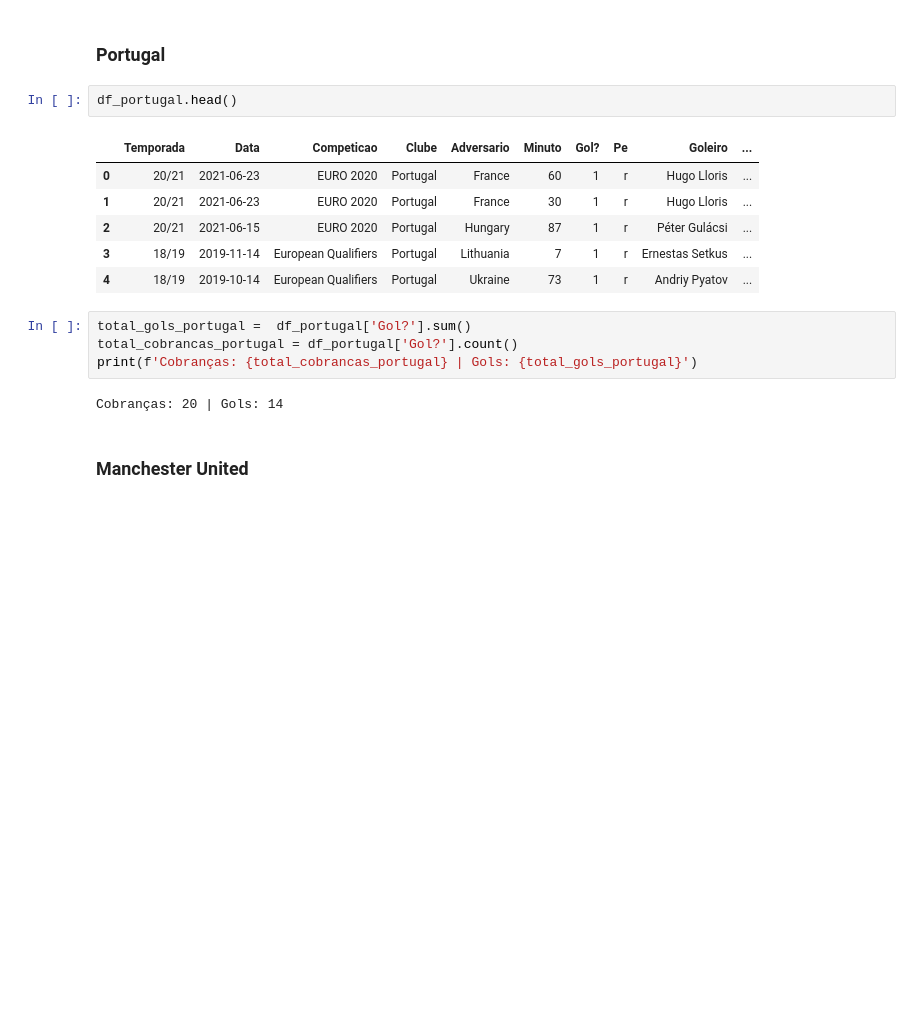
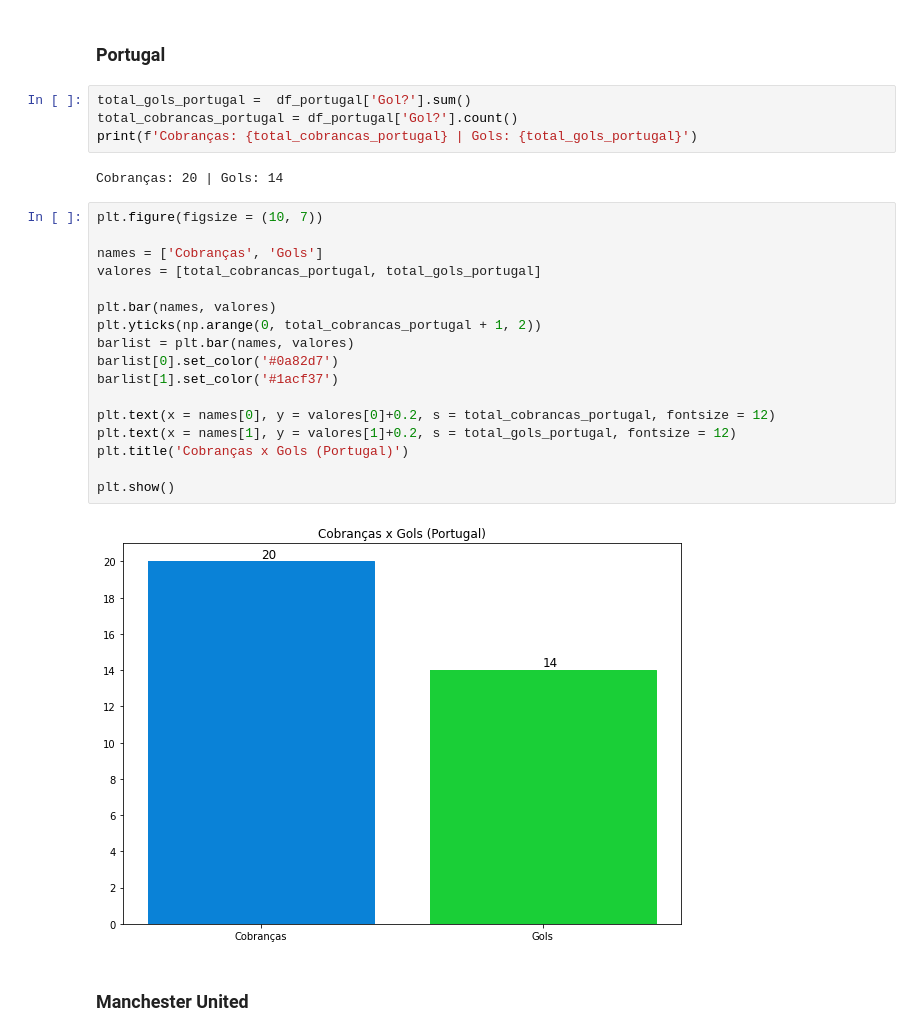
Before and after one commit to EduardoShoiti/DataScience_CR7_penaltis, a Jupyter notebook: cr7_Penaltis.ipynb, the cells around one changed output. Cells and saved outputs as stored; diff of their text form; blank space fills up the shorter version.

Commit message:
Plotando os gráficos da seção "Análise por Clube"

```diff
--- a/cr7_Penaltis.ipynb
+++ b/cr7_Penaltis.ipynb
@@ -121,21 +78,31 @@ df_juventus.head()
 ## Análise por clube
 # %% [markdown]
 ### Portugal
-# %%
-df_portugal.head()
-# %% [output]
-|  | Temporada | Data | Competicao | Clube | Adversario | Minuto | Gol? | Pe | Goleiro | ... |
-| 0 | 20/21 | 2021-06-23 | EURO 2020 | Portugal | France | 60 | 1 | r | Hugo Lloris | ... |
-| 1 | 20/21 | 2021-06-23 | EURO 2020 | Portugal | France | 30 | 1 | r | Hugo Lloris | ... |
-| 2 | 20/21 | 2021-06-15 | EURO 2020 | Portugal | Hungary | 87 | 1 | r | Péter Gulácsi | ... |
-| 3 | 18/19 | 2019-11-14 | European Qualifiers | Portugal | Lithuania | 7 | 1 | r | Ernestas Setkus | ... |
-| 4 | 18/19 | 2019-10-14 | European Qualifiers | Portugal | Ukraine | 73 | 1 | r | Andriy Pyatov | ... |
 # %%
 total_gols_portugal =  df_portugal['Gol?'].sum()
 total_cobrancas_portugal = df_portugal['Gol?'].count()
 print(f'Cobranças: {total_cobrancas_portugal} | Gols: {total_gols_portugal}')
 # %% [output]
 Cobranças: 20 | Gols: 14
+# %%
+plt.figure(figsize = (10, 7))
+
+names = ['Cobranças', 'Gols']
+valores = [total_cobrancas_portugal, total_gols_portugal]
+
+plt.bar(names, valores)
+plt.yticks(np.arange(0, total_cobrancas_portugal + 1, 2))
+barlist = plt.bar(names, valores)
+barlist[0].set_color('#0a82d7')
+barlist[1].set_color('#1acf37')
+
+plt.text(x = names[0], y = valores[0]+0.2, s = total_cobrancas_portugal, fontsize = 12)
+plt.text(x = names[1], y = valores[1]+0.2, s = total_gols_portugal, fontsize = 12)
+plt.title('Cobranças x Gols (Portugal)')
+
+plt.show()
+# %% [output]
+[figure, added]
 # %% [markdown]
 ### Manchester United
 # %%
```
Also changed, not shown: parts of 14 cells of this notebook.
